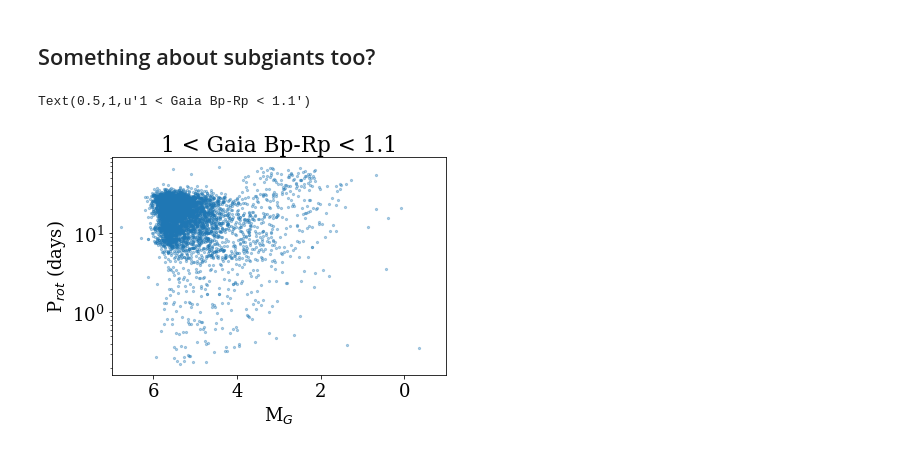
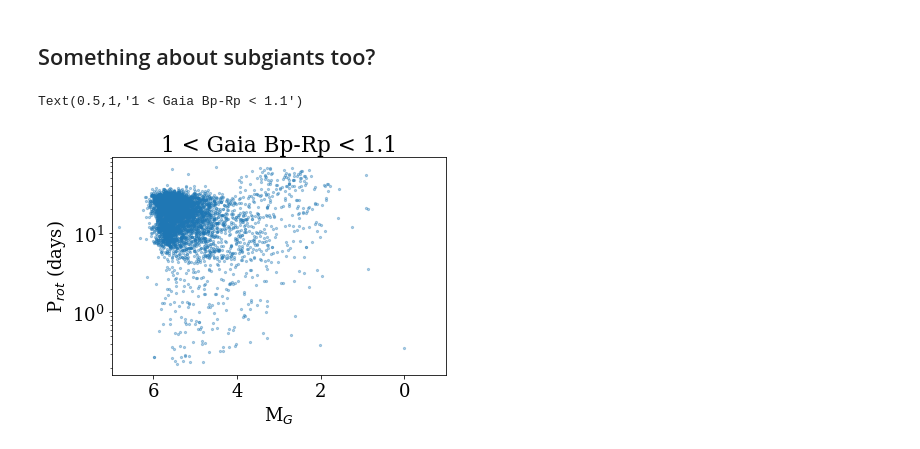
Before and after one commit to jradavenport/gaia2_kep_rot, a Jupyter notebook: notebooks/explore.ipynb, the cells around one changed output. Cells and saved outputs as stored; diff of their text form; code cells hidden in the pictures.

```diff
--- a/notebooks/explore.ipynb
+++ b/notebooks/explore.ipynb
@@ -17,7 +17,7 @@ Megan Bedell made an awesome cross-match available, which was online by the time
 
 Let's match this to the McQuillan+2014 rotation catalog using Pandas & a join
 # %%
-Gfile = '../data/kepler_dr2_4arcsec.fits' # from http://gaia-kepler.fun, thanks to M. Bedell
+Gfile = '../data/kepler_dr2_1arcsec.fits' # from http://gaia-kepler.fun, thanks to M. Bedell
 data = Table.read(Gfile, format='fits')
 # %%
 gaia = data.to_pandas()
@@ -66,6 +104,8 @@ plt.ylim(0,1)
 # %%
 ok = np.where(np.isfinite(df[u'parallax']) & # this is basically the same as the TGAS file...
               (df[u'parallax_error'] < 0.1) &
+              (gaia[u'r_modality_flag'] == 1) &
+              (gaia[u'r_result_flag'] == 1) &
               np.isfinite(df[u'bp_rp']) &
               (df[u'phot_bp_mean_flux_error']/df[u'phot_bp_mean_flux'] < 0.01) &
               (df[u'phot_rp_mean_flux_error']/df[u'phot_rp_mean_flux'] < 0.01) &
@@ -678,13 +746,13 @@ plt.savefig('../figures/delta_per'+ftype, dpi=300, bbox_inches='tight', pad_inch
 # %%
 sg = np.where((df[u'bp_rp'].values[ok] >= 1) & (df[u'bp_rp'].values[ok] <= 1.1))
 
-plt.scatter(df[u'phot_g_mean_mag'].values[ok][sg] + 5. * np.log10(df[u'parallax'].values[ok][sg]/1000.)  + 5,
+plt.scatter(df[u'phot_g_mean_mag'].values[ok][sg] - 5. * np.log10(df[u'r_est'].values[ok][sg])  + 5,
             df[u'Prot'].values[ok][sg], alpha=0.35, s=5)
 plt.xlim(7,-1)
 plt.yscale('log')
 plt.xlabel('M$_G$')
 plt.ylabel('P$_{rot}$ (days)');
 plt.title('1 < Gaia Bp-Rp < 1.1')
 # %% [output]
-Text(0.5,1,u'1 < Gaia Bp-Rp < 1.1')
+Text(0.5,1,'1 < Gaia Bp-Rp < 1.1')
-[figure, old version]
+[figure, new version]
```
Also changed, not shown: parts of 34 cells of this notebook, 1 other file.
